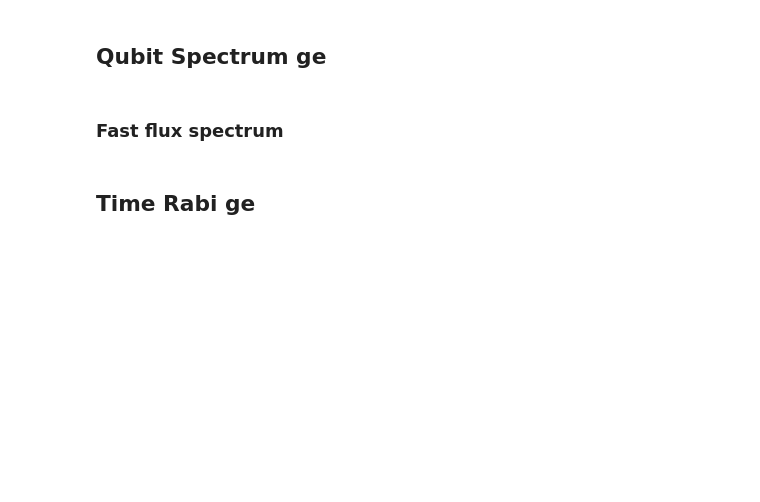
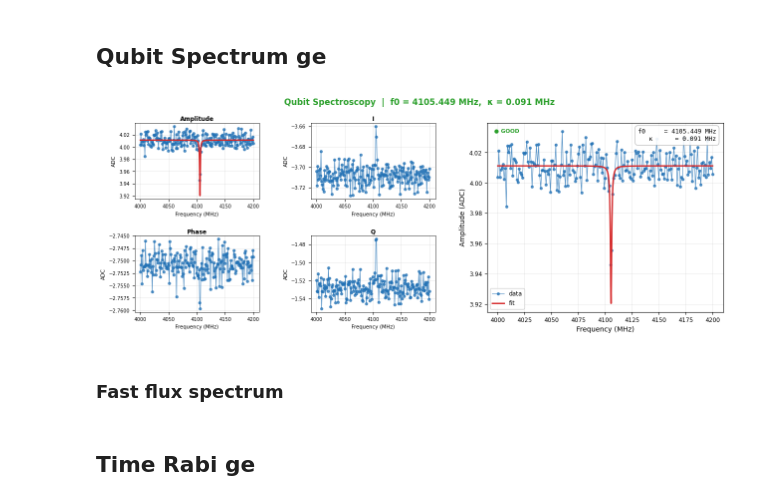
Before and after one commit to JayChien04717/SQC_soc, a Jupyter notebook: QickworkspaceV2.ipynb, the cells around one changed output. Saved outputs shown, nothing was run; the diff lists cells and outputs as text; code cells hidden in the pictures; blank space fills up the shorter version.

```diff
--- a/QickworkspaceV2.ipynb
+++ b/QickworkspaceV2.ipynb
@@ -149,31 +175,34 @@ punchout.saveLabber(qubit, config_all=config_all)
 # %%
 from QickworkspaceV2.experiments.qubit_ge import QubitSpec
 
 center = 4100
 SPAN = 100
 START_FREQ = center - SPAN  # [MHz]
 STOP_FREQ  = center + SPAN  # [MHz]
 STEPS = 201
 
-config_all.update("qb_ch", 2, q_index=qubit)
+config_all.update("qb_ch", 0, q_index=qubit)
 run_cfg = config_all.get_qubit(qubit)
 run_cfg.update(
     [
         ("steps", STEPS),
         ("qb_freq_ge", QickSweep1D("freqloop", START_FREQ, STOP_FREQ)),
         ("qb_mixer", center),
-        ("qb_gain_ge", 0.2),
-        ("qb_flat_top_length_ge", 3),
+        ("qb_gain_ge", 0.5),
+        ("qb_flat_top_length_ge", 5),
         ("relax_delay", 1),
         ("nqz_qb", 2),
     ]
 )
 
 spectrum_ge = QubitSpec(run_cfg)
-f_ge = spectrum_ge.run(50)
-config_all.update("qb_freq_ge", f_ge, q_index=qubit)
-config_all.update("qb_mixer", f_ge, q_index=qubit)
-spectrum_ge.saveLabber(qubit, config_all=config_all)
+spectrum_ge.run(50)
+f_ge = spectrum_ge.result.fit_result['f0_MHz'][0]
+# config_all.update("qb_freq_ge", f_ge, q_index=qubit)
+# config_all.update("qb_mixer", f_ge, q_index=qubit)
+# spectrum_ge.saveLabber(qubit, config_all=config_all)
+# %% [output]
+[figure, added]
 # %% [markdown]
 ### Fast flux spectrum
 # %%
```
Also changed, not shown: parts of 13 cells of this notebook.
